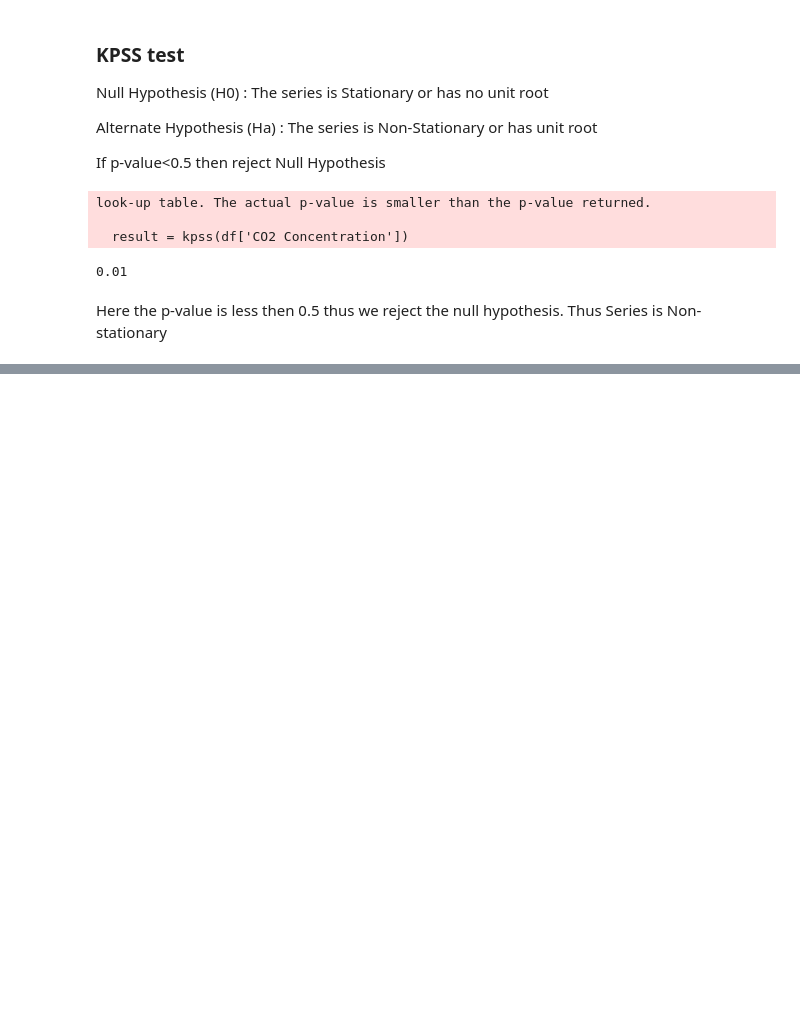
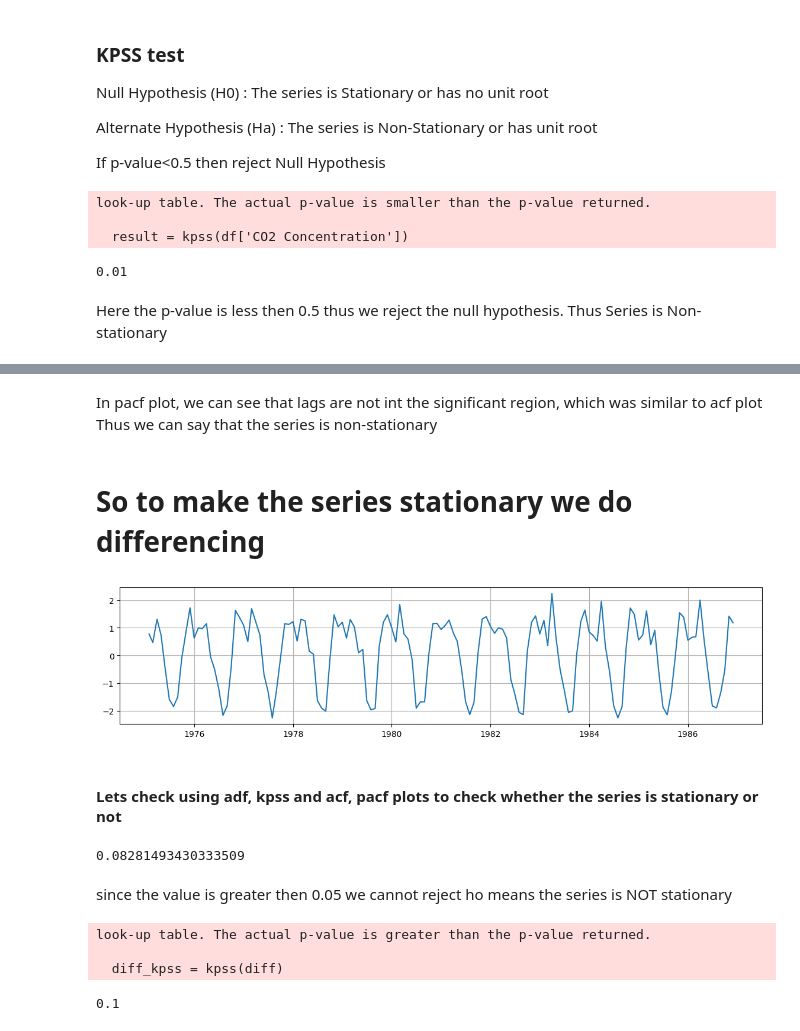
Before and after one commit to meetsudra11/timeseries, a Jupyter notebook: makingstationary.ipynb, the cells around one changed output, grey strips where cells are left out. Cells and saved outputs as stored; diff of their text form; code cells hidden in the pictures; blank space fills up the shorter version.

```diff
--- a/makingstationary.ipynb
+++ b/makingstationary.ipynb
@@ -112,0 +137,34 @@ plt.show()
+# %% [markdown]
+In pacf plot, we can see that lags are not int the significant region, which was similar to acf plot
+Thus we can say that the series is non-stationary
+# %% [markdown]
+# So to make the series stationary we do differencing
+# %%
+# First Order Non-Seasonal Differencing
+
+diff = df["CO2 Concentration"].diff().dropna()   # Trying to make data trend stationary
+plt.figure(figsize=(14,3))
+plt.grid()
+plt.plot(diff)
+plt.show()
+# %% [output]
+[figure, added]
+# %% [markdown]
+#### Lets check using adf, kpss and acf, pacf plots to check whether the series is stationary or not
+# %%
+# adftest
+diff_adf = adfuller(diff)
+diff_adf[1] # pvalue
+# %% [output]
+0.08281493430333509
+# %% [markdown]
+since the value is greater then 0.05 we cannot reject ho means the series is NOT stationary
+# %%
+# kpsstest
+diff_kpss = kpss(diff)
+diff_kpss[1]
+# %% [output]
+look-up table. The actual p-value is greater than the p-value returned.
+
+  diff_kpss = kpss(diff)
+0.1
```
Also changed, not shown: parts of 36 cells of this notebook.
